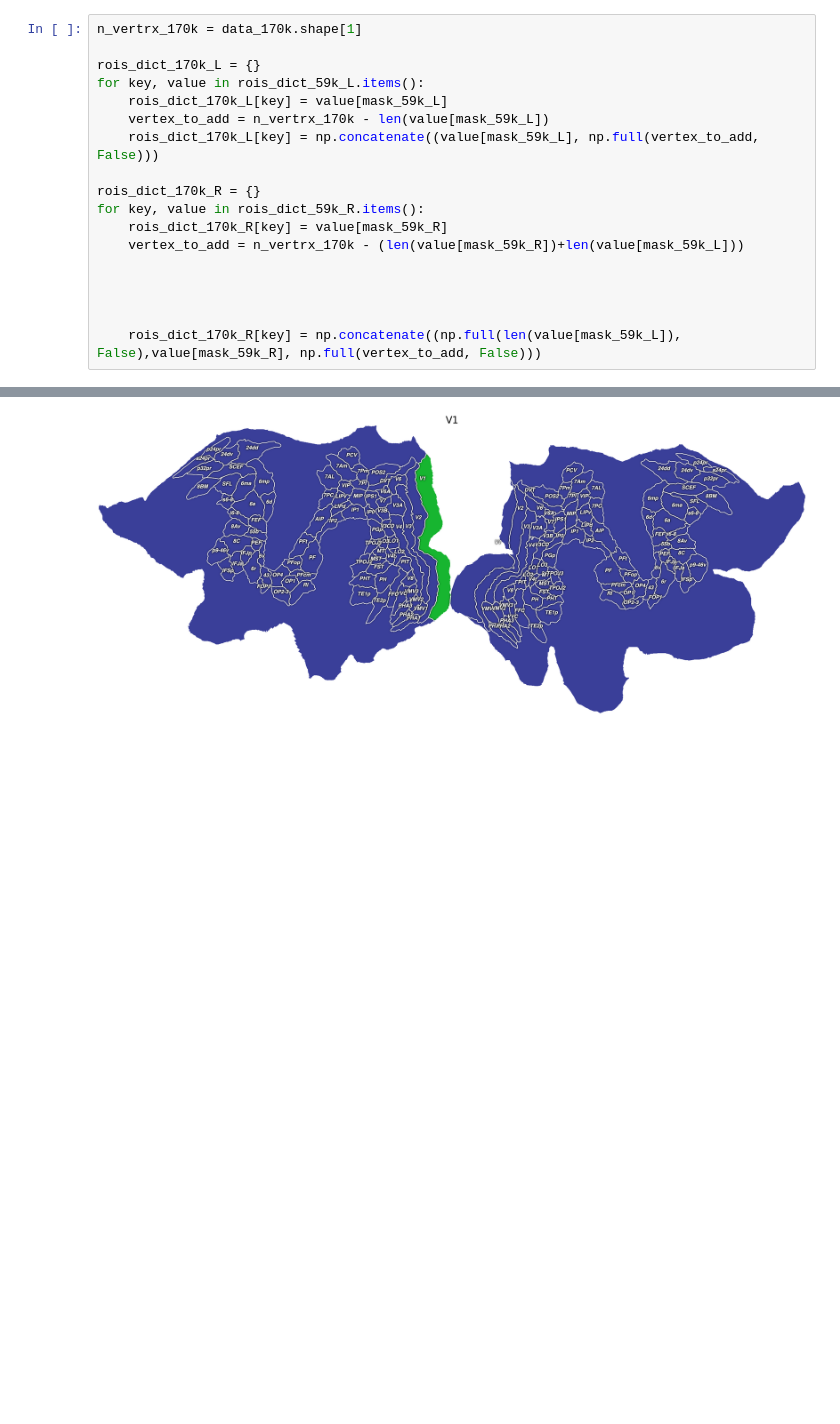
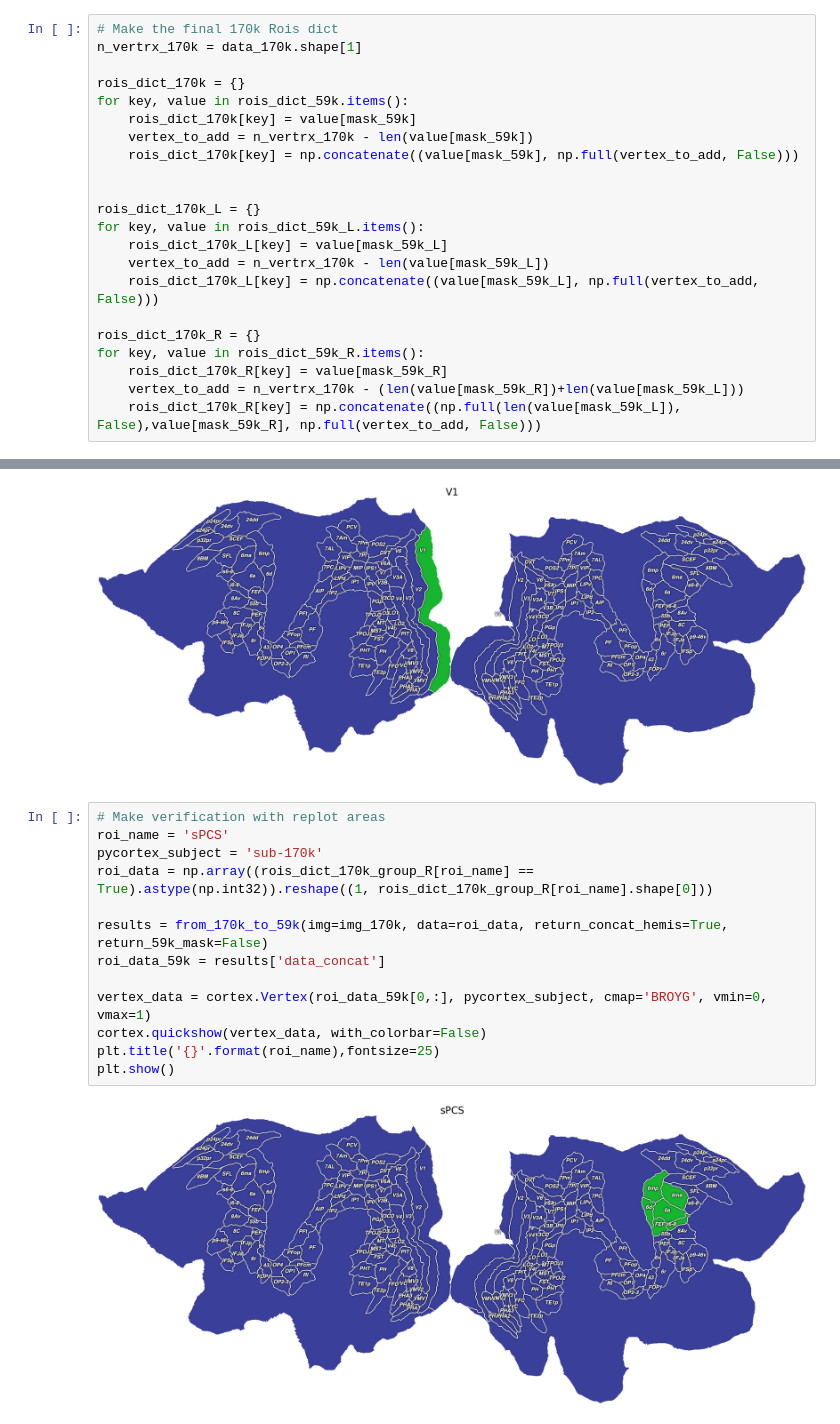
Before and after one commit to mszinte/RetinoMaps, a Jupyter notebook: analysis_code/atlas/creat_170k_mmp_rois_mask.ipynb, the cells around one changed output, grey strips where cells are left out. Saved outputs shown, nothing was run; the diff lists cells and outputs as text; blank space fills up the shorter version.

Commit message:
working on figures for sub-170k

```diff
--- a/analysis_code/atlas/creat_170k_mmp_rois_mask.ipynb
+++ b/analysis_code/atlas/creat_170k_mmp_rois_mask.ipynb
@@ -42,7 +54,15 @@ mask_59k_R = mask_59k[-rh_vert_num:]
 rois_dict_59k_L = {roi: data[:lh_vert_num] for roi, data in rois_dict_59k.items()}
 rois_dict_59k_R = {roi: data[-rh_vert_num:] for roi, data in rois_dict_59k.items()}
 # %%
+# Make the final 170k Rois dict
 n_vertrx_170k = data_170k.shape[1]
+
+rois_dict_170k = {}
+for key, value in rois_dict_59k.items():
+    rois_dict_170k[key] = value[mask_59k]
+    vertex_to_add = n_vertrx_170k - len(value[mask_59k])
+    rois_dict_170k[key] = np.concatenate((value[mask_59k], np.full(vertex_to_add, False)))
+
 
 rois_dict_170k_L = {}
 for key, value in rois_dict_59k_L.items():
@@ -54,8 +74,4 @@ rois_dict_170k_R = {}
 for key, value in rois_dict_59k_R.items():
     rois_dict_170k_R[key] = value[mask_59k_R]
     vertex_to_add = n_vertrx_170k - (len(value[mask_59k_R])+len(value[mask_59k_L]))
-
-
-
-
     rois_dict_170k_R[key] = np.concatenate((np.full(len(value[mask_59k_L]), False),value[mask_59k_R], np.full(vertex_to_add, False)))
@@ -86,3 +182,18 @@ plt.title('{}'.format(roi_name),fontsize=25)
 plt.show()
 # %% [output]
 [figure]
+# %%
+# Make verification with replot areas
+roi_name = 'sPCS'
+pycortex_subject = 'sub-170k'
+roi_data = np.array((rois_dict_170k_group_R[roi_name] == True).astype(np.int32)).reshape((1, rois_dict_170k_group_R[roi_name].shape[0]))
+
+results = from_170k_to_59k(img=img_170k, data=roi_data, return_concat_hemis=True, return_59k_mask=False)
+roi_data_59k = results['data_concat']
+
+vertex_data = cortex.Vertex(roi_data_59k[0,:], pycortex_subject, cmap='BROYG', vmin=0, vmax=1)
+cortex.quickshow(vertex_data, with_colorbar=False)
+plt.title('{}'.format(roi_name),fontsize=25)
+plt.show()
+# %% [output]
+[figure, added]
```
Also changed, not shown: parts of 11 cells of this notebook, 32 other files.
